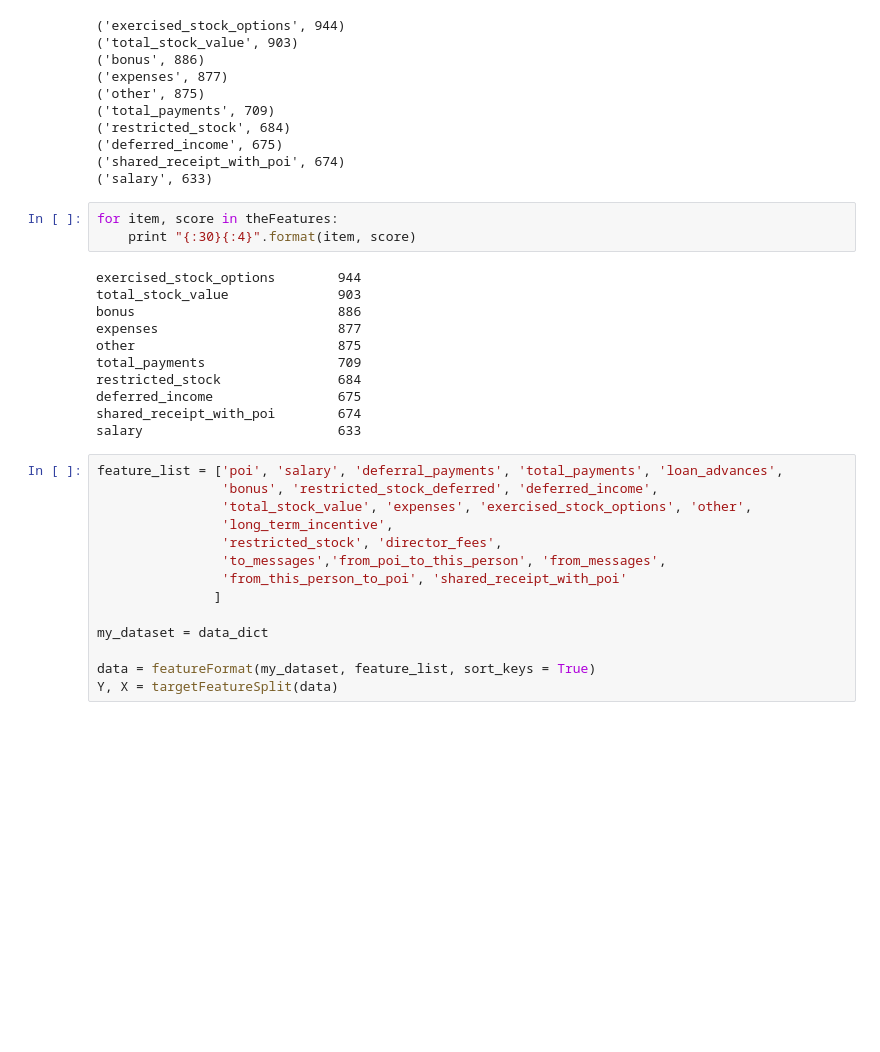
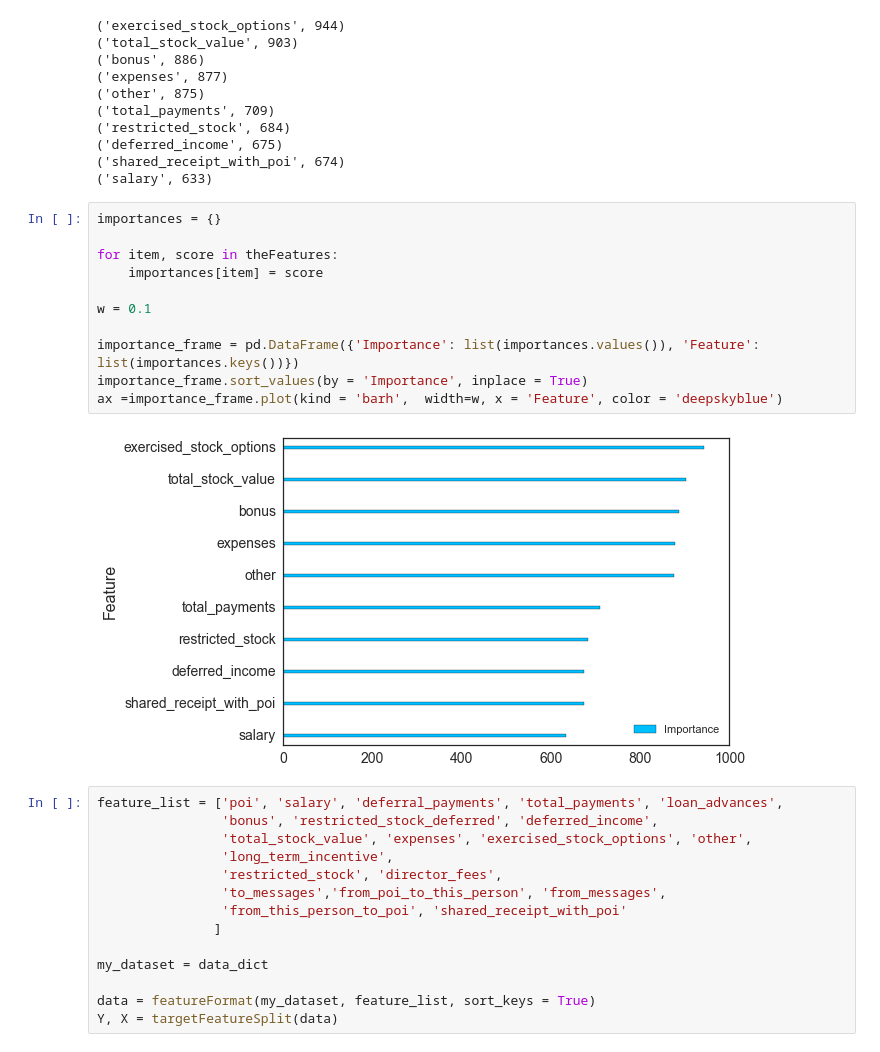
Before and after one commit to omoju/identifyFraudFromEnronEmail, a Jupyter notebook: clustering.ipynb, the cells around one changed output. Cells and saved outputs as stored; diff of their text form; blank space fills up the shorter version.

```diff
--- a/clustering.ipynb
+++ b/clustering.ipynb
@@ -177,20 +177,19 @@ theFeatures = getImportantFeatures(clf, n, topNFeatures)
 ('deferred_income', 675)
 ('shared_receipt_with_poi', 674)
 ('salary', 633)
-# %%
-for item, score in theFeatures:
-    print "{:30}{:4}".format(item, score)
-# %% [output]
-exercised_stock_options        944
-total_stock_value              903
-bonus                          886
-expenses                       877
-other                          875
-total_payments                 709
-restricted_stock               684
-deferred_income                675
-shared_receipt_with_poi        674
-salary                         633
+# %%
+importances = {}
+
+for item, score in theFeatures:
+    importances[item] = score
+
+w = 0.1
+
+importance_frame = pd.DataFrame({'Importance': list(importances.values()), 'Feature': list(importances.keys())})
+importance_frame.sort_values(by = 'Importance', inplace = True)
+ax =importance_frame.plot(kind = 'barh',  width=w, x = 'Feature', color = 'deepskyblue')
+# %% [output]
+[figure, added]
 # %%
 feature_list = ['poi', 'salary', 'deferral_payments', 'total_payments', 'loan_advances',
                 'bonus', 'restricted_stock_deferred', 'deferred_income',
```
Also changed, not shown: 4 other files.
